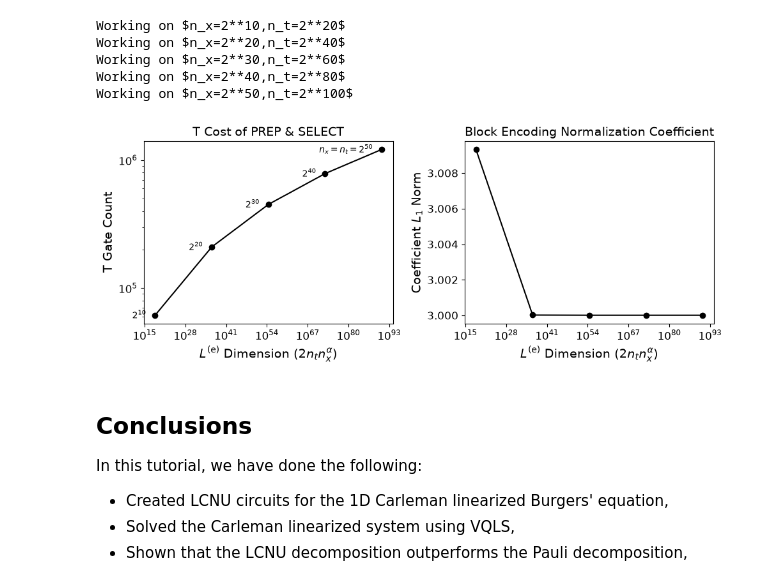
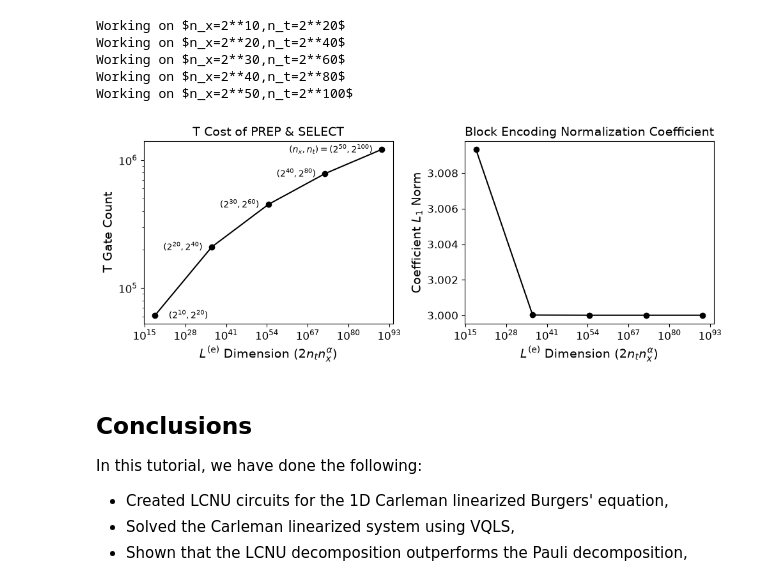
Before and after one commit to Abeynaya/qce26-lcnu-tutorial, a Jupyter notebook: Solve_Burgers.ipynb, the cells around one changed output. Cells and saved outputs as stored; diff of their text form; code cells hidden in the pictures.

```diff
--- a/Solve_Burgers.ipynb
+++ b/Solve_Burgers.ipynb
@@ -457,9 +495,9 @@ for i in range(10,60,10):
     offset = 14 * N_s*(np.log2(N_s)-1)
     T_count_nxnt.append(offset + sum(result["total_t_count"] for result in results))
     matrix_dim_nxnt.append(2**(params_ridiculous['nqubit']-1)) #Matrix dimension of the associated Carleman linearized system
-    labels.append(rf"$2^{{{i}}}$")
+    labels.append(rf"$(2^{{{i}}},2^{{{2*i}}})$")
     del([circs])
-labels[-1] = rf"$n_x=n_t=2^{{{i}}}$" #add to the last one
+labels[-1] = rf"$(n_x,n_t)=(2^{{{i}}},2^{{{2*i}}})$" #add to the last one
 # %% [output]
 Working on $n_x=2**10,n_t=2**20$
 Working on $n_x=2**20,n_t=2**40$
@@ -469,29 +507,32 @@ Working on $n_x=2**50,n_t=2**100$
 # %%
 #Plot circuit depths
 fig, ax = plt.subplots(1,2,figsize=(10,4))
 ax[0].plot(matrix_dim_nxnt,T_count_nxnt,'-o',c='black')
 ax[0].set_xlabel(r"$L^{(\text{e})}$ Dimension ($2n_tn_x^\alpha$)",fontsize=14)
 ax[0].set_ylabel(r"T Gate Count",fontsize=14)
 ax[0].set_title('T Cost of PREP & SELECT',fontsize=14)
 ax[0].set_xscale('log')
 ax[0].set_yscale('log')
 ax[0].tick_params(axis='x', labelsize=12)
 ax[0].tick_params(axis='y', labelsize=12)
-for xi, yi, label in zip(matrix_dim_nxnt, T_count_nxnt, labels):
-    ax[0].annotate(label,(xi,yi),xytext=(-10, 6),textcoords="offset points",ha="right",va="top")
+for i,(xi, yi, label) in enumerate(zip(matrix_dim_nxnt, T_count_nxnt, labels)):
+    if i==0:
+        ax[0].annotate(label,(xi,yi),xytext=(60, 6),textcoords="offset points",ha="right",va="top")
+    else:
+        ax[0].annotate(label,(xi,yi),xytext=(-10, 6),textcoords="offset points",ha="right",va="top")
 
 ax[1].plot(matrix_dim_nxnt,coeffs_L1norm,'-o',c='black')
 ax[1].set_xlabel(r"$L^{(\text{e})}$ Dimension ($2n_tn_x^\alpha$)",fontsize=14)
 ax[1].set_ylabel(r"Coefficient $L_1$ Norm",fontsize=14)
 ax[1].set_title('Block Encoding Normalization Coefficient',fontsize=14)
 ax[1].set_xscale('log')
 ax[1].tick_params(axis='x', labelsize=12)
 ax[1].tick_params(axis='y', labelsize=12)
 
 plt.tight_layout()
 plt.savefig("Max_circ_depth.png")
 # %% [output]
-[figure, old version]
+[figure, new version]
 # %% [markdown]
 ## Conclusions
 
```
Also changed, not shown: parts of 8 cells of this notebook.
